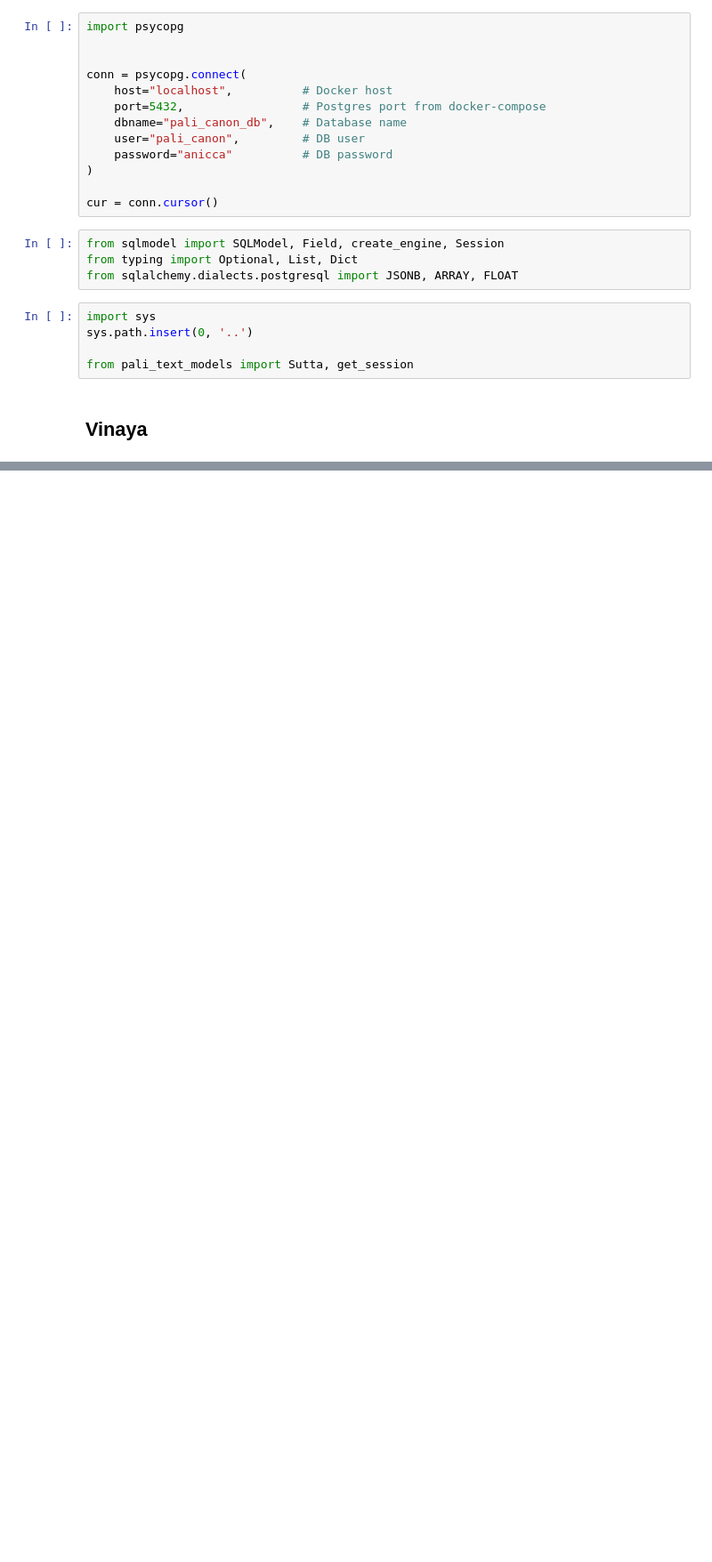
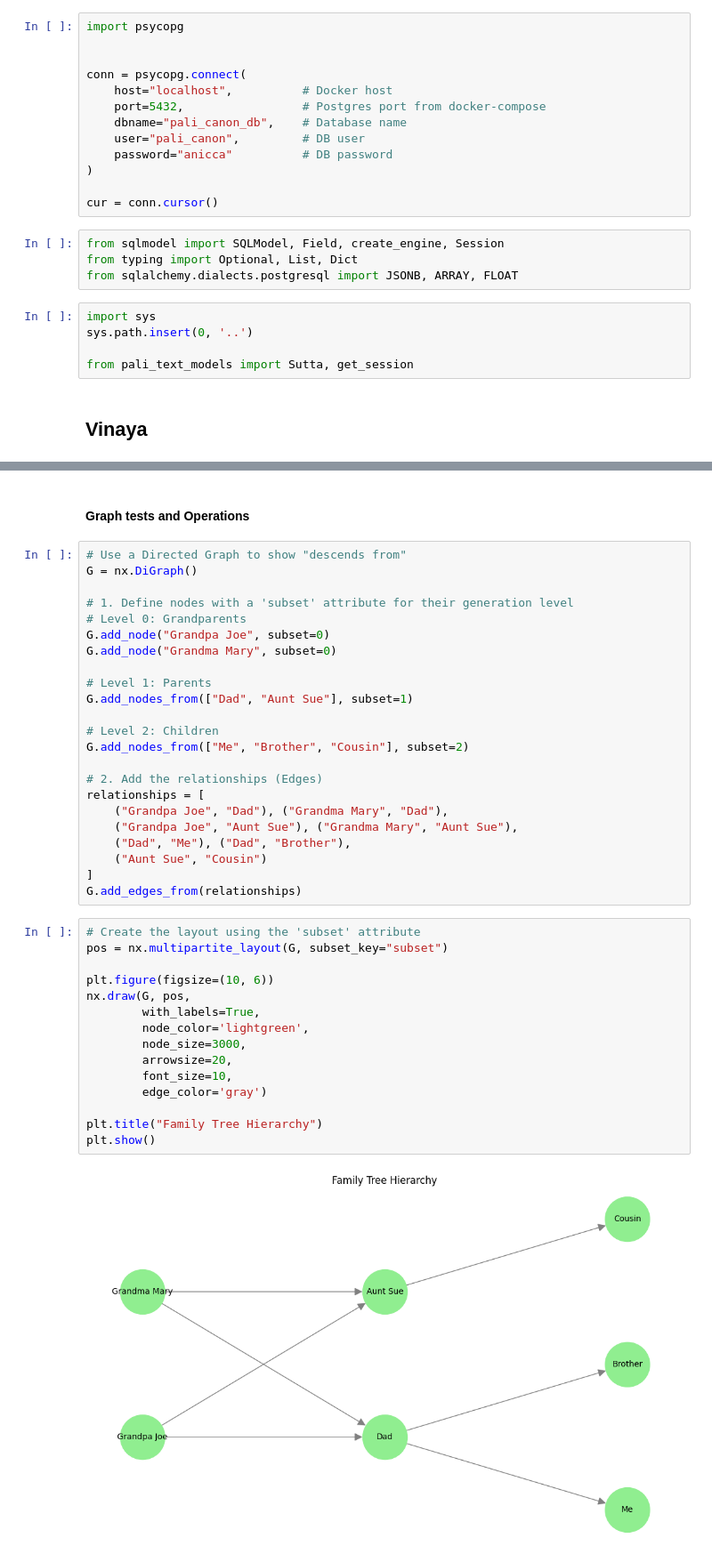
Before and after one commit to IsuruMahakumara/pali-canon-analysis, a Jupyter notebook: notebooks/sutta_index.ipynb, the cells around one changed output, grey strips where cells are left out. Shown at 89% size. Cells and saved outputs as stored; diff of their text form; blank space fills up the shorter version.

Commit message:
init networkx graph modelling

```diff
--- a/notebooks/sutta_index.ipynb
+++ b/notebooks/sutta_index.ipynb
@@ -836,0 +842,42 @@ from pali_text_models import Sutta, get_session
+# %% [markdown]
+#### Graph tests and Operations
+# %%
+# Use a Directed Graph to show "descends from"
+G = nx.DiGraph()
+
+# 1. Define nodes with a 'subset' attribute for their generation level
+# Level 0: Grandparents
+G.add_node("Grandpa Joe", subset=0)
+G.add_node("Grandma Mary", subset=0)
+
+# Level 1: Parents
+G.add_nodes_from(["Dad", "Aunt Sue"], subset=1)
+
+# Level 2: Children
+G.add_nodes_from(["Me", "Brother", "Cousin"], subset=2)
+
+# 2. Add the relationships (Edges)
+relationships = [
+    ("Grandpa Joe", "Dad"), ("Grandma Mary", "Dad"),
+    ("Grandpa Joe", "Aunt Sue"), ("Grandma Mary", "Aunt Sue"),
+    ("Dad", "Me"), ("Dad", "Brother"),
+    ("Aunt Sue", "Cousin")
+]
+G.add_edges_from(relationships)
+# %%
+# Create the layout using the 'subset' attribute
+pos = nx.multipartite_layout(G, subset_key="subset")
+
+plt.figure(figsize=(10, 6))
+nx.draw(G, pos,
+        with_labels=True,
+        node_color='lightgreen',
+        node_size=3000,
+        arrowsize=20,
+        font_size=10,
+        edge_color='gray')
+
+plt.title("Family Tree Hierarchy")
+plt.show()
+# %% [output]
+[figure, added]
```
Also changed, not shown: parts of 10 cells of this notebook.
